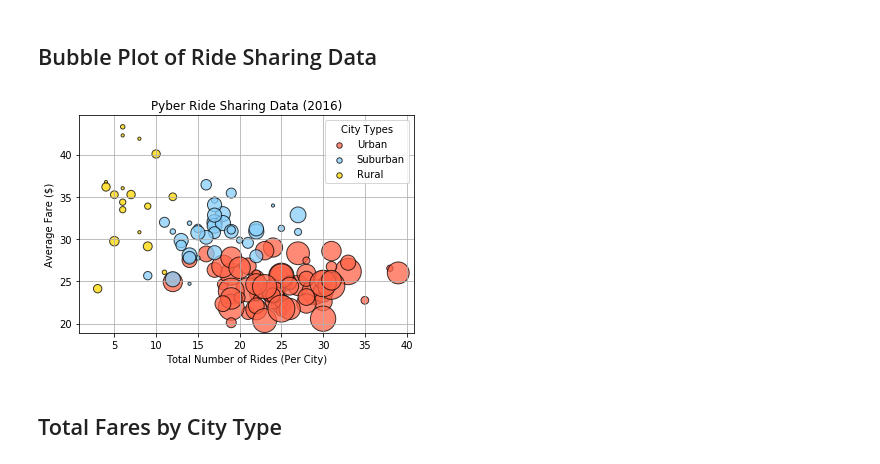
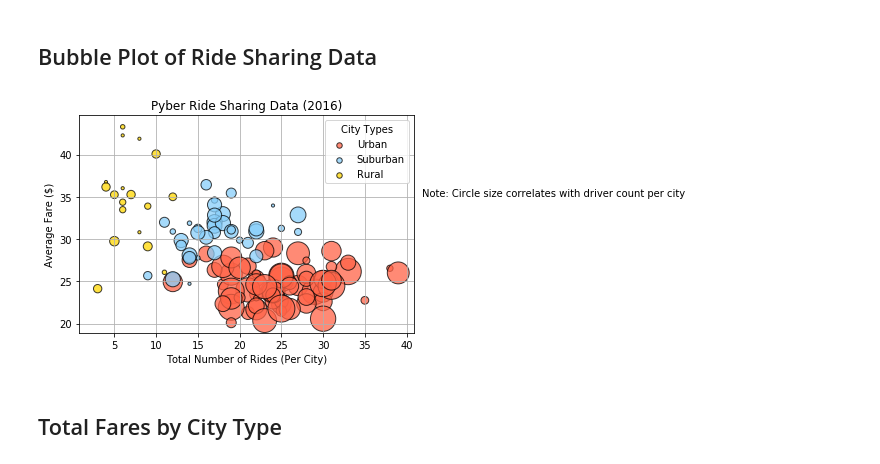
Before and after one commit to j9stuart/DataAnalysisUCB, a Jupyter notebook: Matplotlib HW/Pyber.ipynb, the cells around one changed output. Saved outputs shown, nothing was run; the diff lists cells and outputs as text; code cells hidden in the pictures.

```diff
--- a/Matplotlib HW/Pyber.ipynb
+++ b/Matplotlib HW/Pyber.ipynb
@@ -45,34 +45,36 @@ rural_drivers = plot_data.loc[plot_data['type']== 'Rural']['driver_count'].value
 urban = plt.scatter(urban_rides, urban_fares, urban_drivers*10, color="tomato", edgecolors='black', alpha=.75)
 suburban = plt.scatter(suburban_rides, suburban_fares, suburban_drivers*10, color="lightskyblue", edgecolors='black', alpha=.75)
 rural = plt.scatter(rural_rides, rural_fares, rural_drivers*10, color="gold", edgecolors='black', alpha=.75)
 
 # Incorporate the other graph properties
 
 plt.title("Pyber Ride Sharing Data (2016)")
 plt.xlabel("Total Number of Rides (Per City)")
 plt.ylabel("Average Fare ($)")
 
 # Create a legend
 
 lgnd = plt.legend((urban, suburban, rural),
            ('Urban', 'Suburban', 'Rural'),
            scatterpoints=1,
            loc='upper right',
            ncol=1,
            fontsize=10, title="City Types", markerscale=.5)
 # Incorporate a text label regarding circle size
 lgnd.legendHandles[0]._sizes = [30]
 lgnd.legendHandles[1]._sizes = [30]
 lgnd.legendHandles[2]._sizes = [30]
 
 plt.grid(True)
+textstr = "Note: Circle size correlates with driver count per city"
+plt.text(.92, 0.6, textstr, fontsize=10, transform=plt.gcf().transFigure)
 
 #Save Figure
 plt.savefig('PyberData.png')
 
 plt.show()
 # %% [output]
-[figure, old version]
+[figure, new version]
 # %% [markdown]
 ## Total Fares by City Type
 # %%
```
Also changed, not shown: 2 other files.
